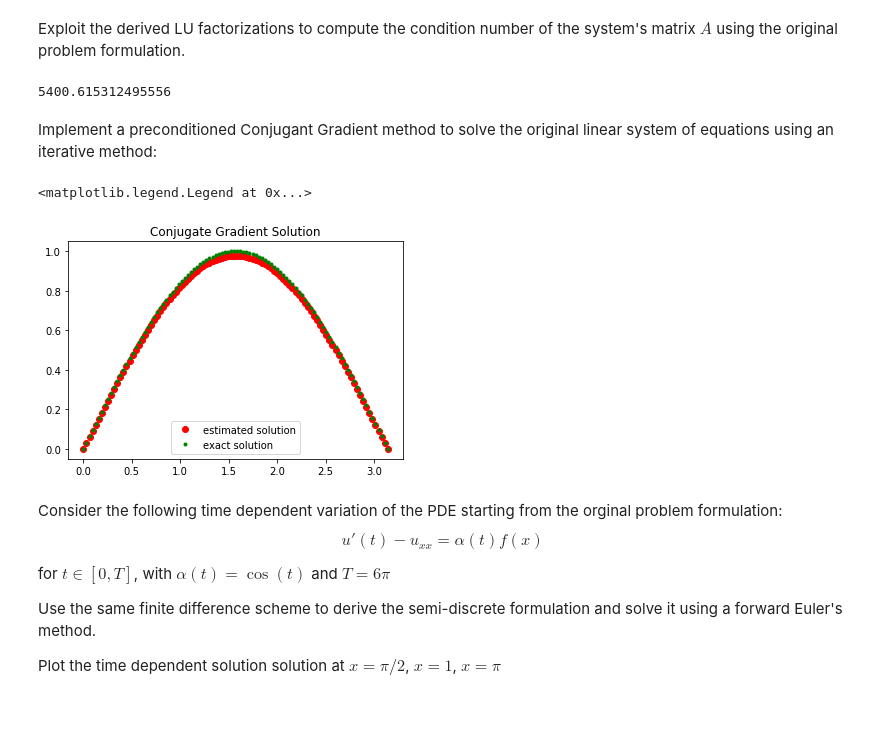
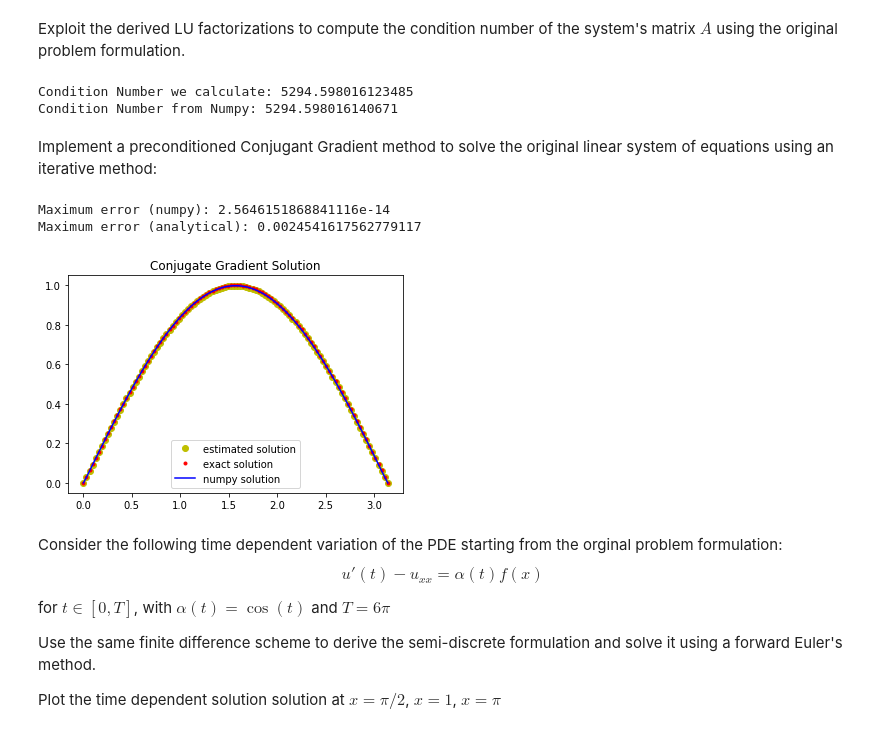
Before and after one commit to debarshibanerjee/numerical-analysis-2021-2022, a Jupyter notebook: FinalProject_2021_2022.ipynb, the cells around one changed output. Drawn from its saved outputs; the diff is of its cells as text; code cells hidden in the pictures.

```diff
--- a/FinalProject_2021_2022.ipynb
+++ b/FinalProject_2021_2022.ipynb
@@ -20,7 +21,7 @@ $$u_{xx}(x_i) = \frac{-u_{i-2}+16u_{i-1}-30u_i+16u_{i+1}-u_{i+2}}{12h^2}$$
 Implement a function that given the domain interval, the forcing function, the number of discretization points, the boundary conditions, returns the matrix $A$ and the the right hand side $b$.
 # %%
 def finDif(omega,f,n,bc):
-    h = (omega[1] - omega[0]) / (n)
+    h = (omega[1] - omega[0]) / (n-1)
 
     # Part for solving the matrix = A
     coeff_1 = 1*np.ones((n-2,))
@@ -32,7 +33,7 @@ def finDif(omega,f,n,bc):
     A = (np.diag(coeff_1, -2) + np.diag(coeff_2, -1) + np.diag(coeff_3, 0)
         + np.diag(coeff_2, +1) + np.diag(coeff_1, +2))
 
-    A /= 12.*h*h
+    A = A/(12.*(h**2))
 
     # Part for solving the RHS = b
     x = np.linspace(omega[0], omega[1], n)
@@ -44,8 +45,8 @@ def finDif(omega,f,n,bc):
     A[-1,:] = 0
     A[:,-1] = 0
     A[0,0] = A[-1,-1] = 1
-    b[0] = bc[0]
-    b[-1] = bc[1]
+    b[0] = bc[0]/(h**2)
+    b[-1] = bc[1]/(h**2)
 
     return A, b
 # %% [markdown]
@@ -65,6 +66,7 @@ xx = np.linspace(omega[0], omega[1], n)
 #fx = np.sin(xx)
 #A1 = A.copy()
 #u = np.linalg.solve(A1, fx)
+u_numpy = np.linalg.solve(A, b)
 u_ex = np.sin(xx)
 
 # Plot the FD and exact solution
@@ -254,17 +287,19 @@ def IPM(A,x0,mu,tol,nmax):
 def condNumb(A):
     z0 = np.random.rand(A.shape[0])
     mu = 0.0
-    tol = 1e-5
-    nmax = 500
+    tol = 1e-7
+    nmax = 13000
     lmax = PM(A,z0,tol,nmax)[0]
     lmin = IPM(A,z0,mu,tol,nmax)[0]
     condNu = lmax/lmin
 
     return condNu
 
-print(condNumb(A))
+print("Condition Number we calculate:", condNumb(A))
+print("Condition Number from Numpy:", np.linalg.cond(A))
 # %% [output]
-5400.615312495556
+Condition Number we calculate: 5294.598016123485
+Condition Number from Numpy: 5294.598016140671
 # %% [markdown]
 Implement a preconditioned Conjugant Gradient method to solve the original linear system of equations using an iterative method:
 # %%
@@ -302,15 +337,21 @@ def conjugate_gradient(A, b, P, nmax=len(A), eps=1e-11):
 # %%
 # Verifying Conjugate Gradient solution
 xx = np.linspace(omega[0], omega[1], n)
 u_ex = np.sin(xx)
 u_cg = conjugate_gradient(A, b, np.diag(np.diag(A)))
+
 plt.title("Conjugate Gradient Solution")
-_ = plt.plot(xx, u_cg, 'ro', label='estimated solution')
-_ = plt.plot(xx, u_ex, 'g.', label='exact solution')
+_ = plt.plot(xx,u_cg,'yo',label='estimated solution')
+_ = plt.plot(xx,u_ex, 'r.',label='exact solution')
+_ = plt.plot(xx,u_numpy, 'b',label='numpy solution')
 plt.legend()
+
+print("Maximum error (numpy):", max(abs(u-u_numpy)))
+print("Maximum error (analytical):", max(abs(u-u_ex)))
 # %% [output]
-<matplotlib.legend.Legend at 0x...>
+Maximum error (numpy): 2.5646151868841116e-14
+Maximum error (analytical): 0.0024541617562779117
-[figure, old version]
+[figure, new version]
 # %% [markdown]
 Consider the following time dependent variation of the PDE starting from the orginal problem formulation:
 $$
```
Also changed, not shown: parts of 14 cells of this notebook.
